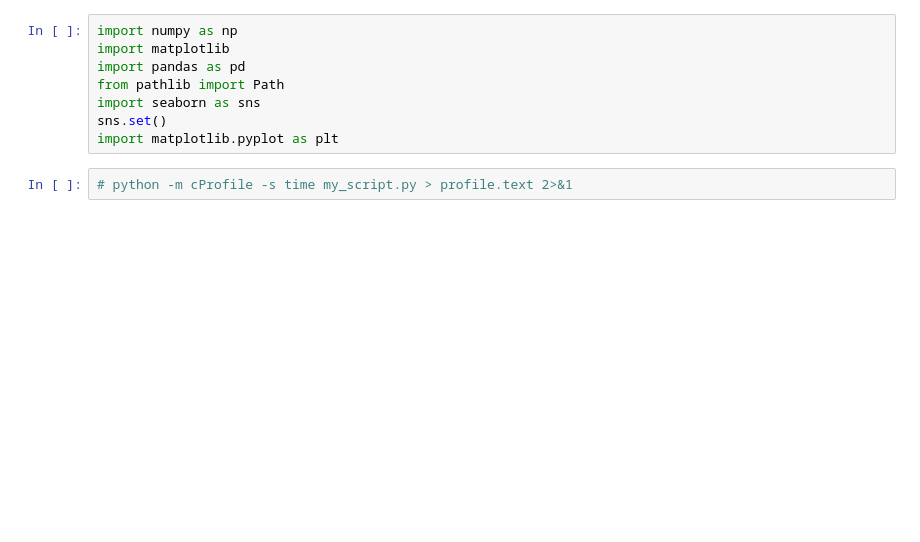
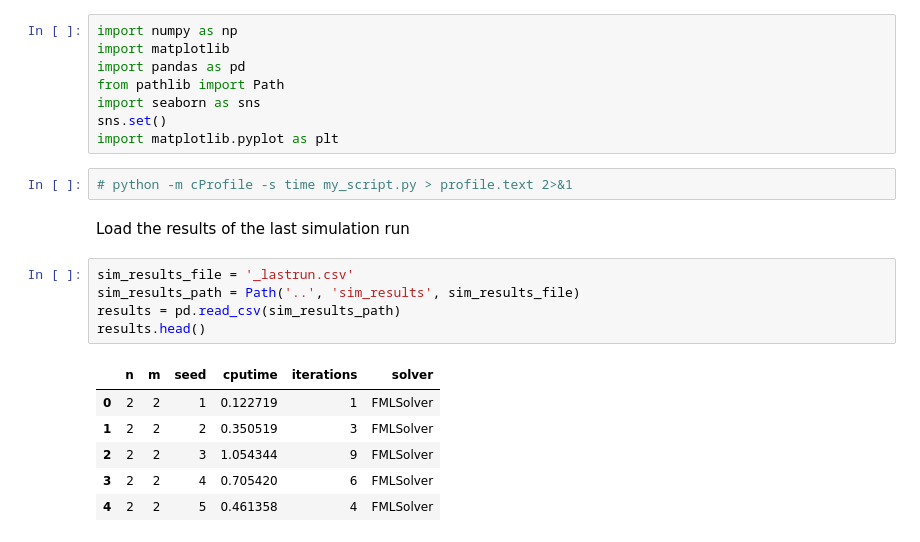
Before and after one commit to rubenvdg/fml-pricing, a Jupyter notebook: notebooks/make-plots.ipynb, the cells around one changed output. Cells and saved outputs as stored; diff of their text form; blank space fills up the shorter version.

```diff
--- a/notebooks/make-plots.ipynb
+++ b/notebooks/make-plots.ipynb
@@ -8,4 +8,18 @@ sns.set()
 import matplotlib.pyplot as plt
 # %%
 # python -m cProfile -s time my_script.py > profile.text 2>&1
+# %% [markdown]
+Load the results of the last simulation run
+# %%
+sim_results_file = '_lastrun.csv'
+sim_results_path = Path('..', 'sim_results', sim_results_file)
+results = pd.read_csv(sim_results_path)
+results.head()
+# %% [output]
+|  | n | m | seed | cputime | iterations | solver |
+| 0 | 2 | 2 | 1 | 0.122719 | 1 | FMLSolver |
+| 1 | 2 | 2 | 2 | 0.350519 | 3 | FMLSolver |
+| 2 | 2 | 2 | 3 | 1.054344 | 9 | FMLSolver |
+| 3 | 2 | 2 | 4 | 0.705420 | 6 | FMLSolver |
+| 4 | 2 | 2 | 5 | 0.461358 | 4 | FMLSolver |
 # %%
```
Also changed, not shown: parts of 5 cells of this notebook, 3 other files.
